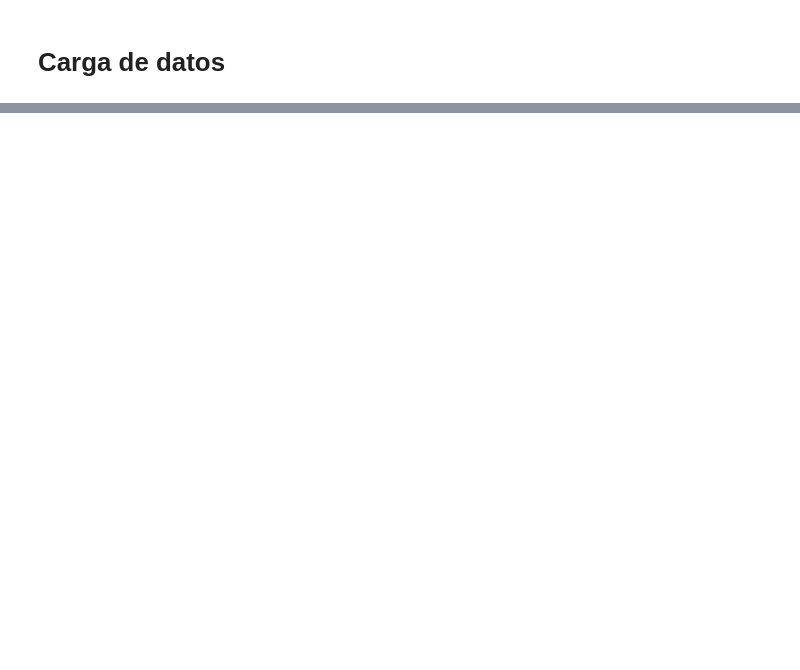
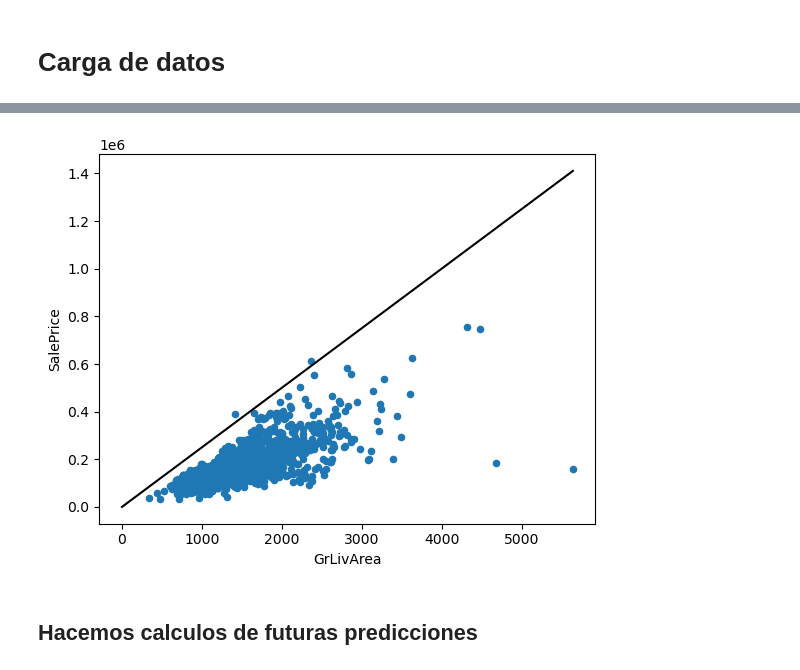
Before and after one commit to 59822/regresion_lineal1, a Jupyter notebook: rl1.ipynb, the cells around one changed output, grey strips where cells are left out. Saved outputs shown, nothing was run; the diff lists cells and outputs as text; code cells hidden in the pictures; blank space fills up the shorter version.

```diff
--- a/rl1.ipynb
+++ b/rl1.ipynb
@@ -66,0 +90,13 @@ import numpy
+# %%
+x = np.linspace(0, train['GrLivArea'].max(),100)
+y = w * x + b
+
+#Graficamos la recta
+train.plot.scatter( x = 'GrLivArea', y = 'SalePrice')
+#Graficamos directamente con el DataFrame de Pandas
+plt.plot(x, y, color = 'black')
+plt.show()
+# %% [output]
+[figure, added]
+# %% [markdown]
+## Hacemos calculos de futuras predicciones
```
Also changed, not shown: parts of 22 cells of this notebook.
